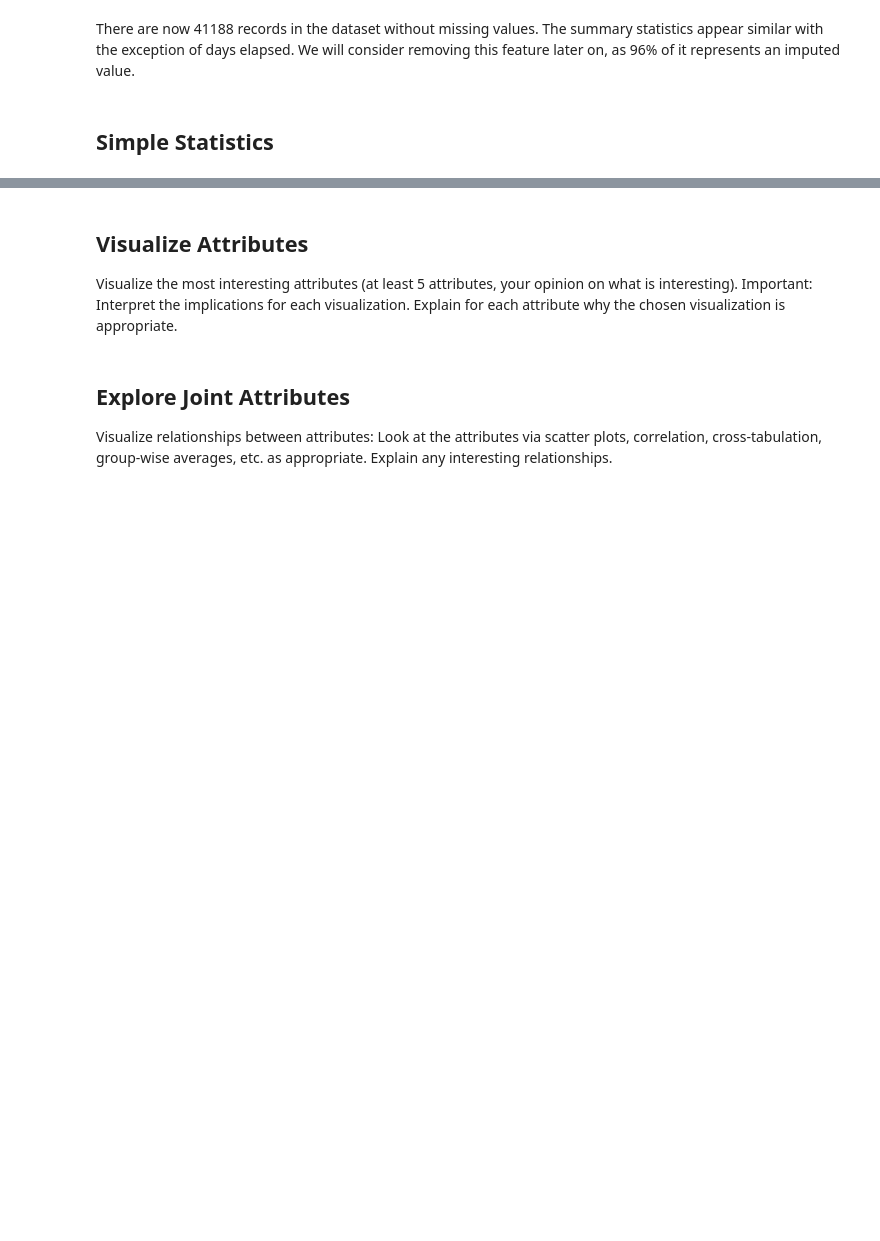
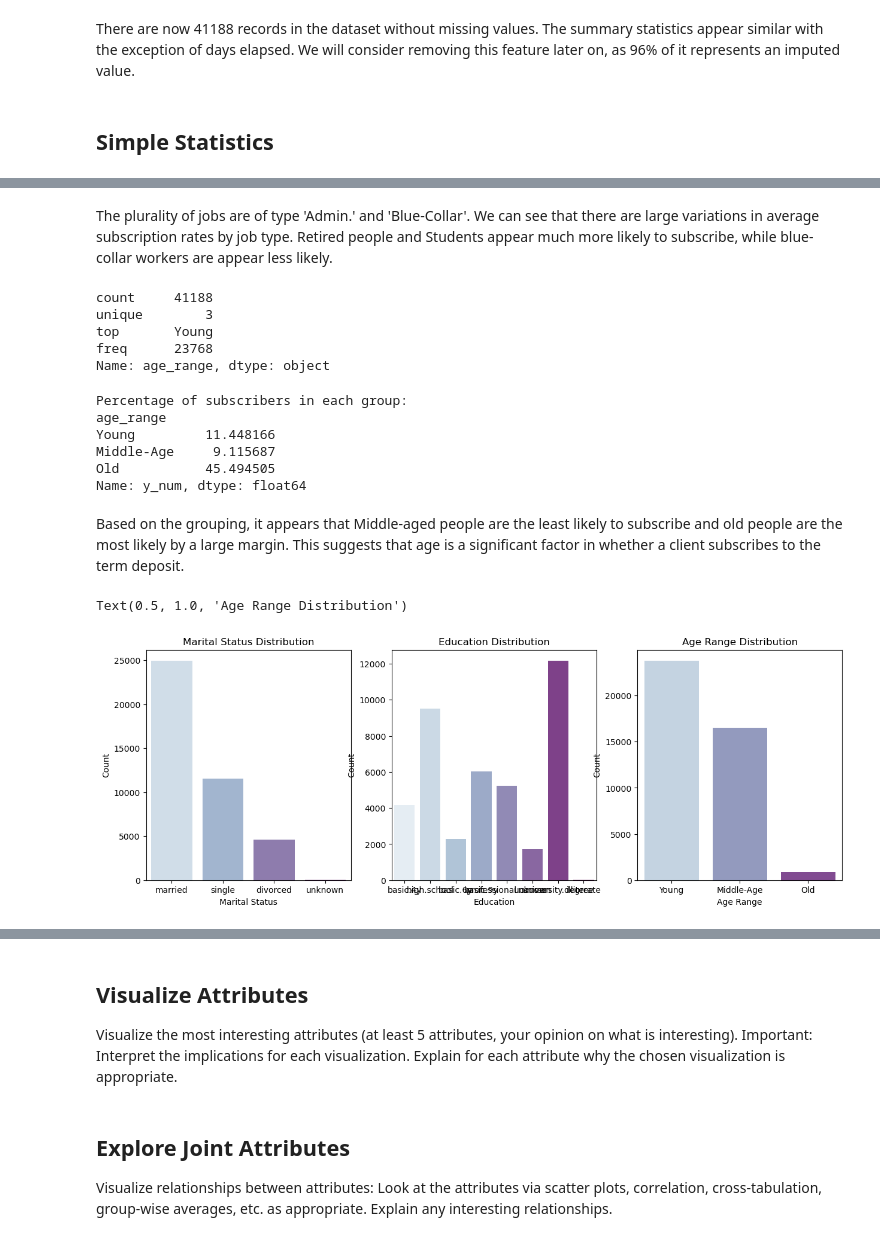
Before and after one commit to NickSager/DS7331_Projects, a Jupyter notebook: Lab01/Lab01.ipynb, the cells around one changed output, grey strips where cells are left out. Saved outputs shown, nothing was run; the diff lists cells and outputs as text; code cells hidden in the pictures; blank space fills up the shorter version.

```diff
--- a/Lab01/Lab01.ipynb
+++ b/Lab01/Lab01.ipynb
@@ -222,0 +243,14 @@ bank.describe()
+# %%
+# Create a numeric version of the y variable where yes = 1 and no = 0
+df['y_num'] = df['y'].map({'yes': 1, 'no': 0})
+
+# Lets aggregate by job and count subscription rates
+df_grouped = df.groupby(by='job')
+print ('---------------------------------------')
+print('Count by Job:')
+print (df_grouped.y_num.count())
+print ('---------------------------------------')
+print('Subscription Rate by Job:')
+print (df_grouped.y_num.sum() / df_grouped.y_num.count())
+
+# Adapted from Course material "02. Data Visualization.ipynb"
@@ -222,0 +275,54 @@ bank.describe()
+# %% [markdown]
+The plurality of jobs are of type 'Admin.' and 'Blue-Collar'. We can see that there are large variations in average subscription rates by job type. Retired people and Students appear much more likely to subscribe, while blue-collar workers are appear less likely.
+# %%
+# let's break up the age variable
+df['age_range'] = pd.cut(df.age,[0,40,60,1e6],3,labels=['Young','Middle-Age','Old']) # this creates a new variable
+df.age_range.describe()
+# %% [output]
+count     41188
+unique        3
+top       Young
+freq      23768
+Name: age_range, dtype: object
+# %%
+# now lets group with the new variable
+df_grouped = df.groupby(by=['age_range'])
+print ("Percentage of subscribers in each group:")
+print (df_grouped.y_num.sum() / df_grouped.y_num.count() *100)
+# %% [output]
+Percentage of subscribers in each group:
+age_range
+Young         11.448166
+Middle-Age     9.115687
+Old           45.494505
+Name: y_num, dtype: float64
+# %% [markdown]
+Based on the grouping, it appears that Middle-aged people are the least likely to subscribe and old people are the most likely by a large margin. This suggests that age is a significant factor in whether a client subscribes to the term deposit.
+# %%
+# Visualize proportions of marital status, education, and age range
+import matplotlib.pyplot as plt
+import seaborn as sns
+
+# Set up the matplotlib figure
+f, axes = plt.subplots(1, 3, figsize=(15, 5))
+
+# Graph Matital Status
+sns.countplot(x="marital", data=df, palette="BuPu", ax=axes[0])
+axes[0].set_xlabel('Marital Status')
+axes[0].set_ylabel('Count')
+axes[0].set_title('Marital Status Distribution')
+
+# Graph Education Distribution
+sns.countplot(x="education", data=df, palette="BuPu", ax=axes[1])
+axes[1].set_xlabel('Education')
+axes[1].set_ylabel('Count')
+axes[1].set_title('Education Distribution')
+
+# Graph Age Range Distribution
+sns.countplot(x="age_range", data=df, palette="BuPu", ax=axes[2])
+axes[2].set_xlabel('Age Range')
+axes[2].set_ylabel('Count')
+axes[2].set_title('Age Range Distribution')
+# %% [output]
+Text(0.5, 1.0, 'Age Range Distribution')
+[figure, added]
```
Also changed, not shown: parts of 10 cells of this notebook.
